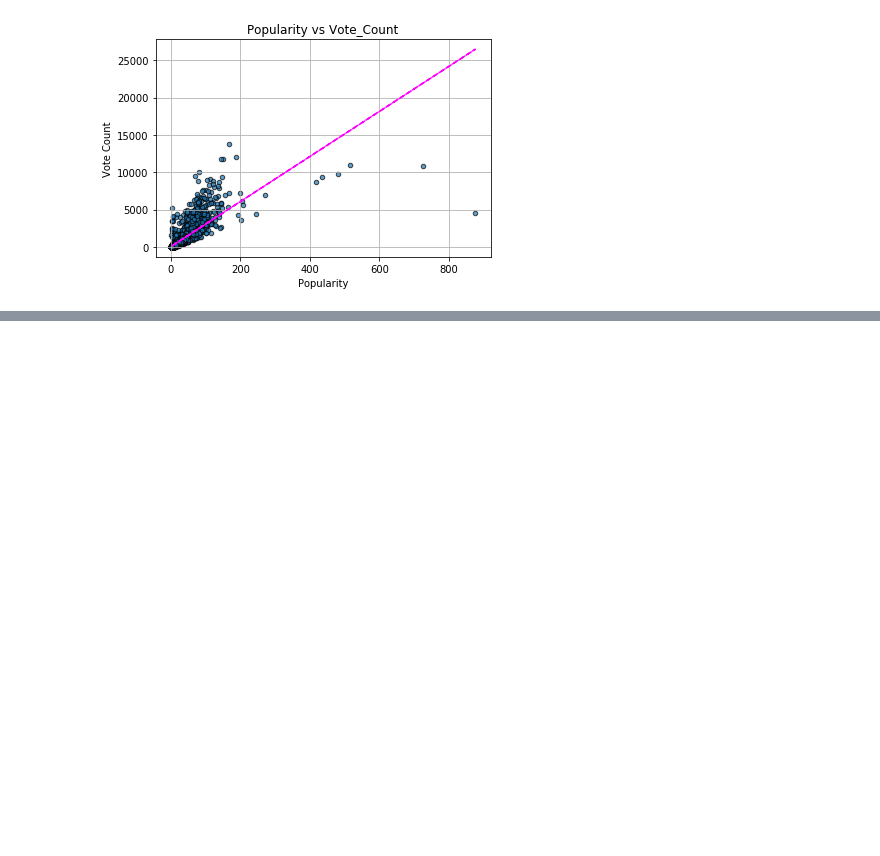
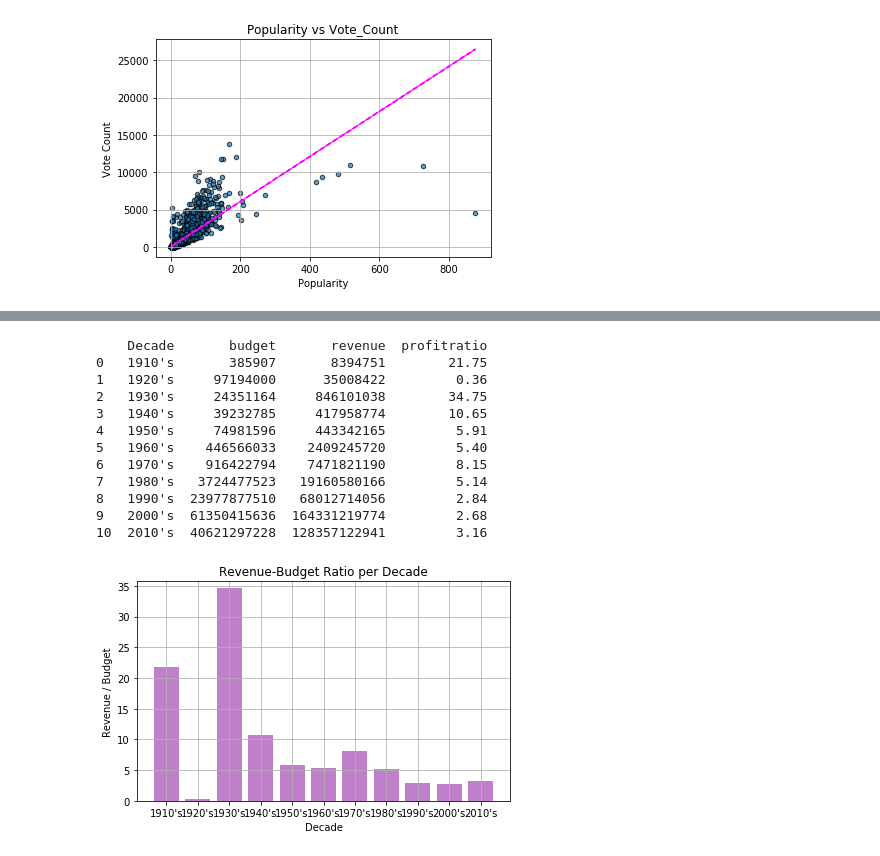
Before and after one commit to jqckie/Project1_Team1, a Jupyter notebook: martina_visualization.ipynb, the cells around one changed output, grey strips where cells are left out. Cells and saved outputs as stored; diff of their text form; code cells hidden in the pictures; blank space fills up the shorter version.

```diff
--- a/martina_visualization.ipynb
+++ b/martina_visualization.ipynb
@@ -48,0 +71,17 @@ popularity_voteCount(movie_table)
+# %%
+%run kunalFunctions.ipynb
+revenue_decade(movie_table)
+# %% [output]
+    Decade       budget       revenue  profitratio
+0   1910's       385907       8394751        21.75
+1   1920's     97194000      35008422         0.36
+2   1930's     24351164     846101038        34.75
+3   1940's     39232785     417958774        10.65
+4   1950's     74981596     443342165         5.91
+5   1960's    446566033    2409245720         5.40
+6   1970's    916422794    7471821190         8.15
+7   1980's   3724477523   19160580166         5.14
+8   1990's  23977877510   68012714056         2.84
+9   2000's  61350415636  164331219774         2.68
+10  2010's  40621297228  128357122941         3.16
+[figure, added]
```
Also changed, not shown: parts of 2 cells of this notebook, 2 other files.
